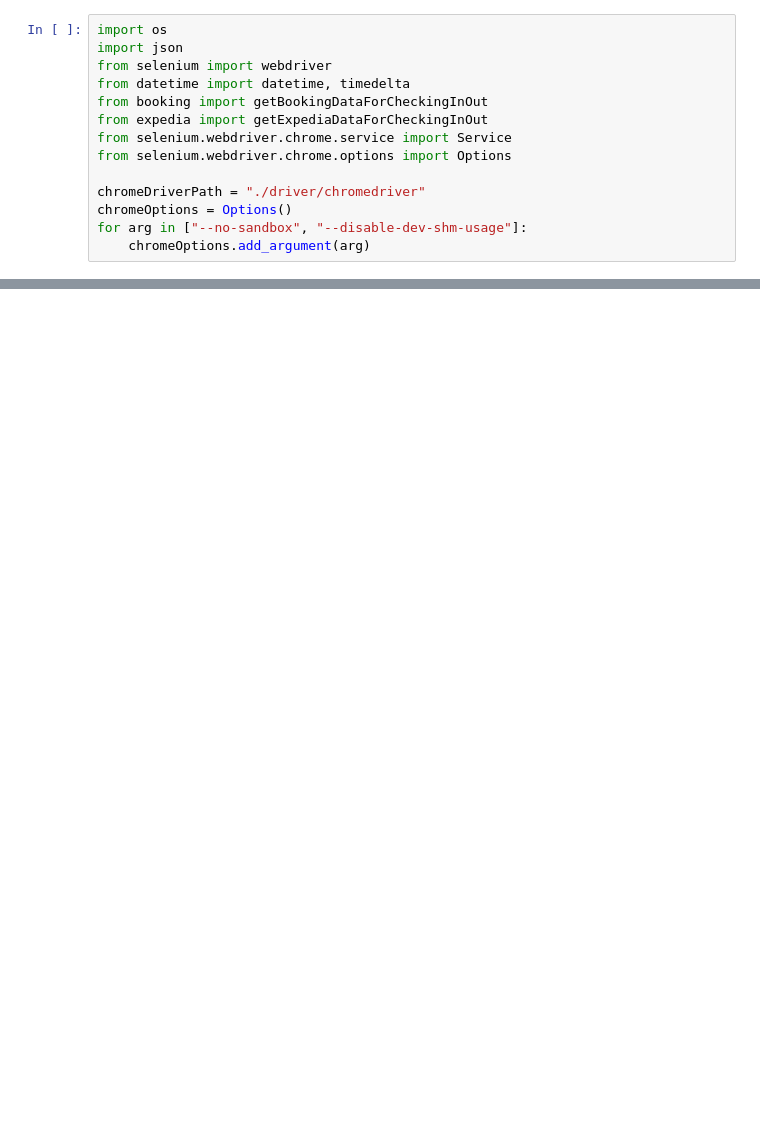
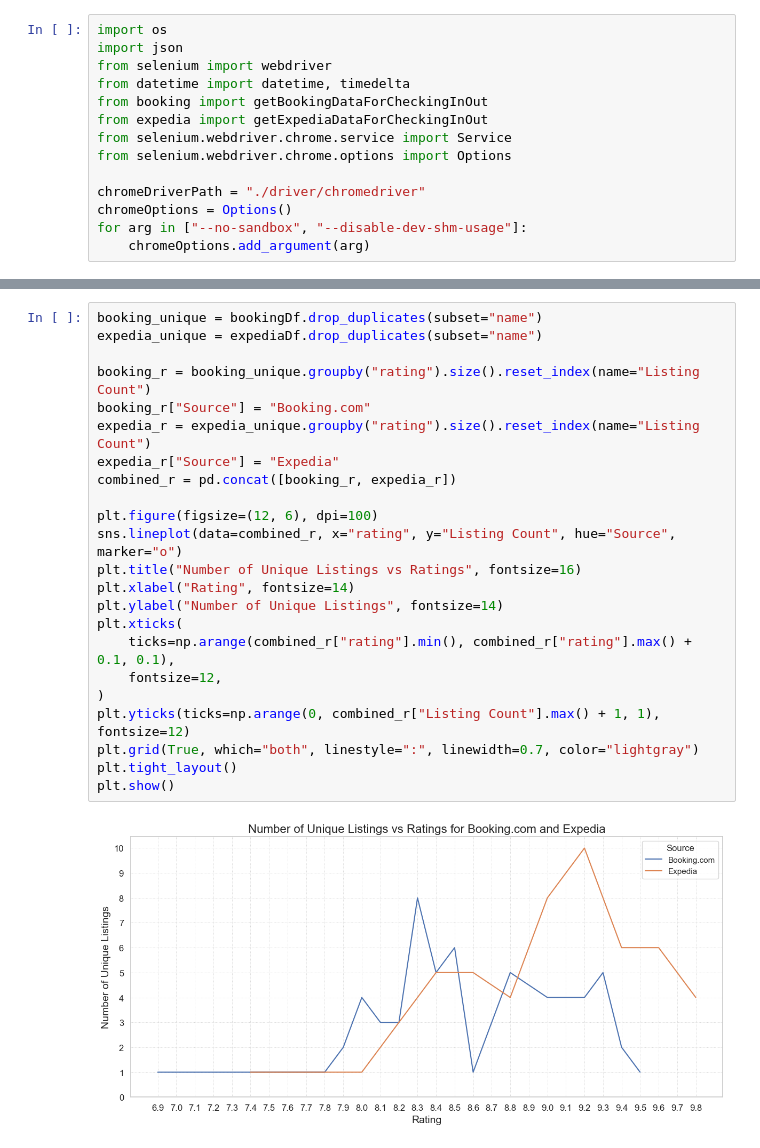
Before and after one commit to axnmol/scraper, a Jupyter notebook: scrap.ipynb, the cells around one changed output, grey strips where cells are left out. Saved outputs shown, nothing was run; the diff lists cells and outputs as text; blank space fills up the shorter version.

```diff
--- a/scrap.ipynb
+++ b/scrap.ipynb
@@ -57,0 +488,25 @@ expediaData = getDataList(start, end, isBooking=False)
+# %%
+booking_unique = bookingDf.drop_duplicates(subset="name")
+expedia_unique = expediaDf.drop_duplicates(subset="name")
+
+booking_r = booking_unique.groupby("rating").size().reset_index(name="Listing Count")
+booking_r["Source"] = "Booking.com"
+expedia_r = expedia_unique.groupby("rating").size().reset_index(name="Listing Count")
+expedia_r["Source"] = "Expedia"
+combined_r = pd.concat([booking_r, expedia_r])
+
+plt.figure(figsize=(12, 6), dpi=100)
+sns.lineplot(data=combined_r, x="rating", y="Listing Count", hue="Source", marker="o")
+plt.title("Number of Unique Listings vs Ratings", fontsize=16)
+plt.xlabel("Rating", fontsize=14)
+plt.ylabel("Number of Unique Listings", fontsize=14)
+plt.xticks(
+    ticks=np.arange(combined_r["rating"].min(), combined_r["rating"].max() + 0.1, 0.1),
+    fontsize=12,
+)
+plt.yticks(ticks=np.arange(0, combined_r["Listing Count"].max() + 1, 1), fontsize=12)
+plt.grid(True, which="both", linestyle=":", linewidth=0.7, color="lightgray")
+plt.tight_layout()
+plt.show()
+# %% [output]
+[figure, added]
```
Also changed, not shown: parts of 31 cells of this notebook, 2 other files.
